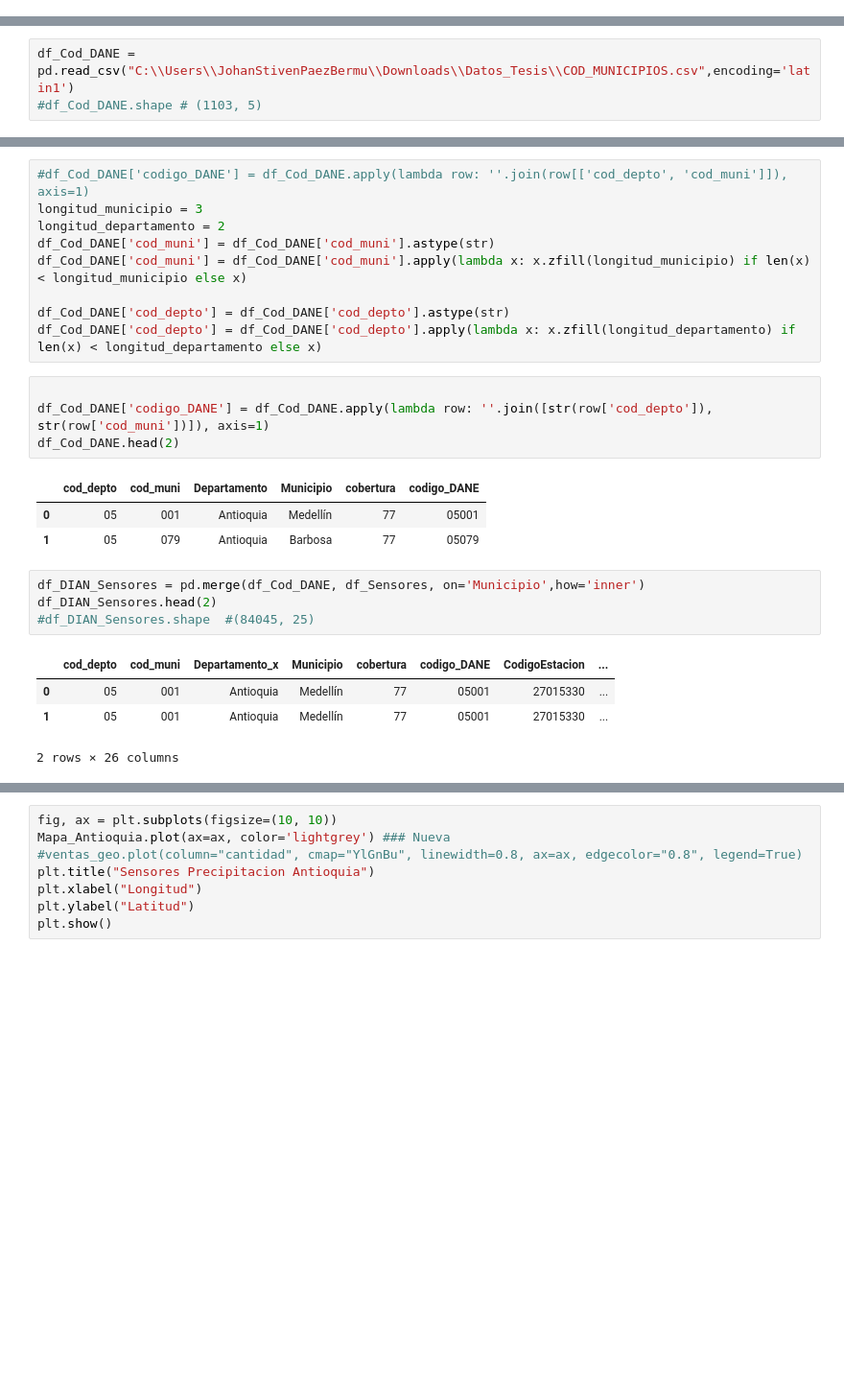
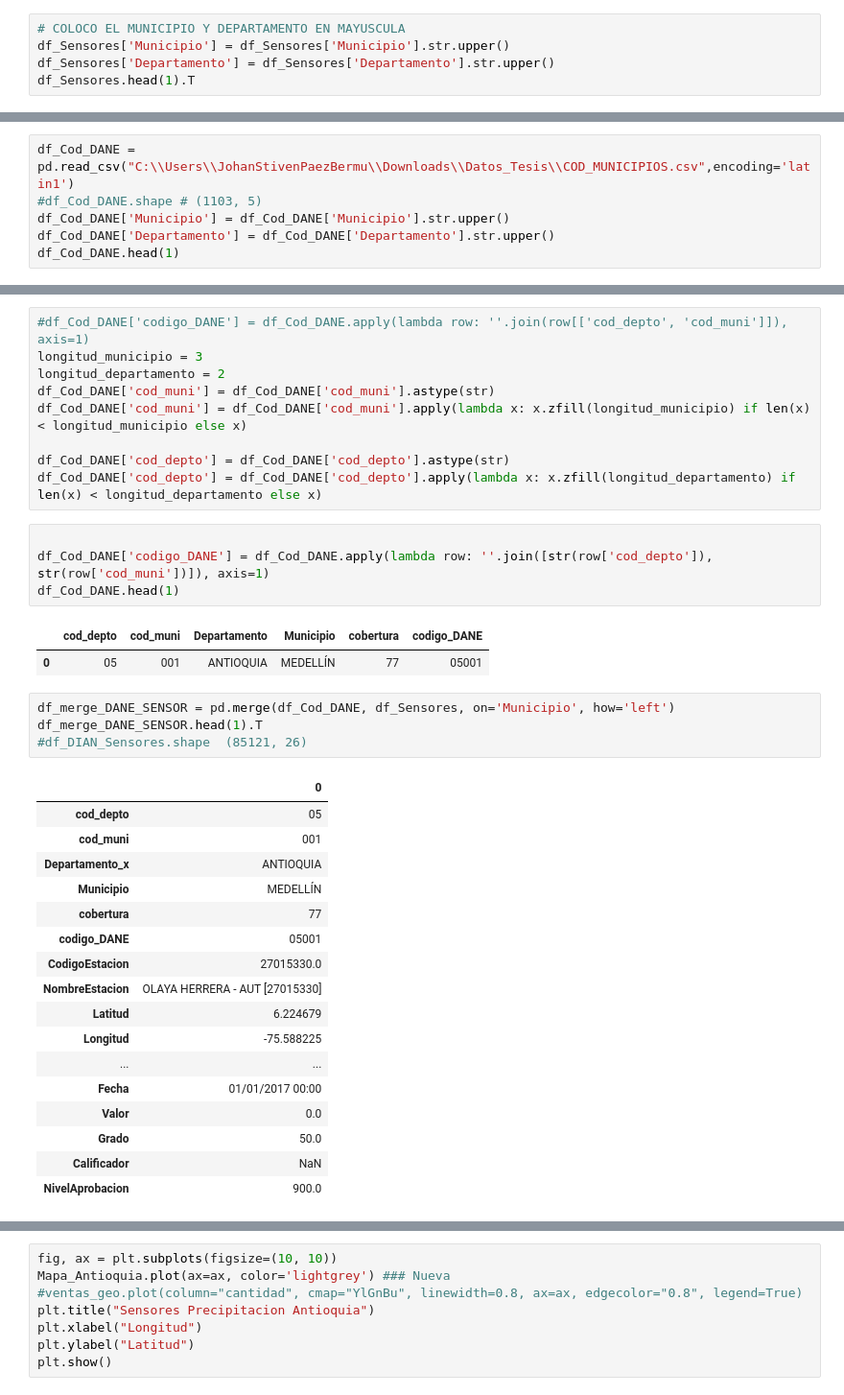
Before and after one commit to stijopa/Tesis, a Jupyter notebook: EDA_T_Sensores.ipynb, the cells around one changed output, grey strips where cells are left out. Shown at 96% size. Drawn from its saved outputs; the diff is of its cells as text; blank space fills up the shorter version.

```diff
--- a/EDA_T_Sensores.ipynb
+++ b/EDA_T_Sensores.ipynb
@@ -24,0 +43,5 @@ df_Sensores.head(1)
+# %%
+# COLOCO EL MUNICIPIO Y DEPARTAMENTO EN MAYUSCULA
+df_Sensores['Municipio'] = df_Sensores['Municipio'].str.upper()
+df_Sensores['Departamento'] = df_Sensores['Departamento'].str.upper()
+df_Sensores.head(1).T
@@ -25,3 +66,6 @@ df_Sensores.head(1)
 # %%
 df_Cod_DANE = pd.read_csv("C:\\Users\\JohanStivenPaezBermu\\Downloads\\Datos_Tesis\\COD_MUNICIPIOS.csv",encoding='latin1')
 #df_Cod_DANE.shape # (1103, 5)
+df_Cod_DANE['Municipio'] = df_Cod_DANE['Municipio'].str.upper()
+df_Cod_DANE['Departamento'] = df_Cod_DANE['Departamento'].str.upper()
+df_Cod_DANE.head(1)
@@ -37,19 +84,31 @@ df_Cod_DANE['cod_depto'] = df_Cod_DANE['cod_depto'].apply(lambda x: x.zfill(long
 # %%
 
 df_Cod_DANE['codigo_DANE'] = df_Cod_DANE.apply(lambda row: ''.join([str(row['cod_depto']), str(row['cod_muni'])]), axis=1)
-df_Cod_DANE.head(2)
+df_Cod_DANE.head(1)
 # %% [output]
 |  | cod_depto | cod_muni | Departamento | Municipio | cobertura | codigo_DANE |
-| 0 | 05 | 001 | Antioquia | Medellín | 77 | 05001 |
-| 1 | 05 | 079 | Antioquia | Barbosa | 77 | 05079 |
+| 0 | 05 | 001 | ANTIOQUIA | MEDELLÍN | 77 | 05001 |
 # %%
-df_DIAN_Sensores = pd.merge(df_Cod_DANE, df_Sensores, on='Municipio',how='inner')
-df_DIAN_Sensores.head(2)
-#df_DIAN_Sensores.shape  #(84045, 25)
+df_merge_DANE_SENSOR = pd.merge(df_Cod_DANE, df_Sensores, on='Municipio', how='left')
+df_merge_DANE_SENSOR.head(1).T
+#df_DIAN_Sensores.shape  (85121, 26)
 # %% [output]
-|  | cod_depto | cod_muni | Departamento_x | Municipio | cobertura | codigo_DANE | CodigoEstacion | ... |
-| 0 | 05 | 001 | Antioquia | Medellín | 77 | 05001 | 27015330 | ... |
-| 1 | 05 | 001 | Antioquia | Medellín | 77 | 05001 | 27015330 | ... |
+|  | 0 |
+| cod_depto | 05 |
+| cod_muni | 001 |
+| Departamento_x | ANTIOQUIA |
+| Municipio | MEDELLÍN |
+| cobertura | 77 |
+| codigo_DANE | 05001 |
+| CodigoEstacion | 27015330.0 |
+| NombreEstacion | OLAYA HERRERA - AUT [27015330] |
+| Latitud | 6.224679 |
+| Longitud | -75.588225 |
+| ... | ... |
+| Fecha | 01/01/2017 00:00 |
+| Valor | 0.0 |
+| Grado | 50.0 |
+| Calificador | NaN |
+| NivelAprobacion | 900.0 |
-2 rows × 26 columns
 # %%
 df1_duplicados = df_Cod_DANE[df_Cod_DANE.duplicated('Municipio')]
```
Also changed, not shown: parts of 11 cells of this notebook.
